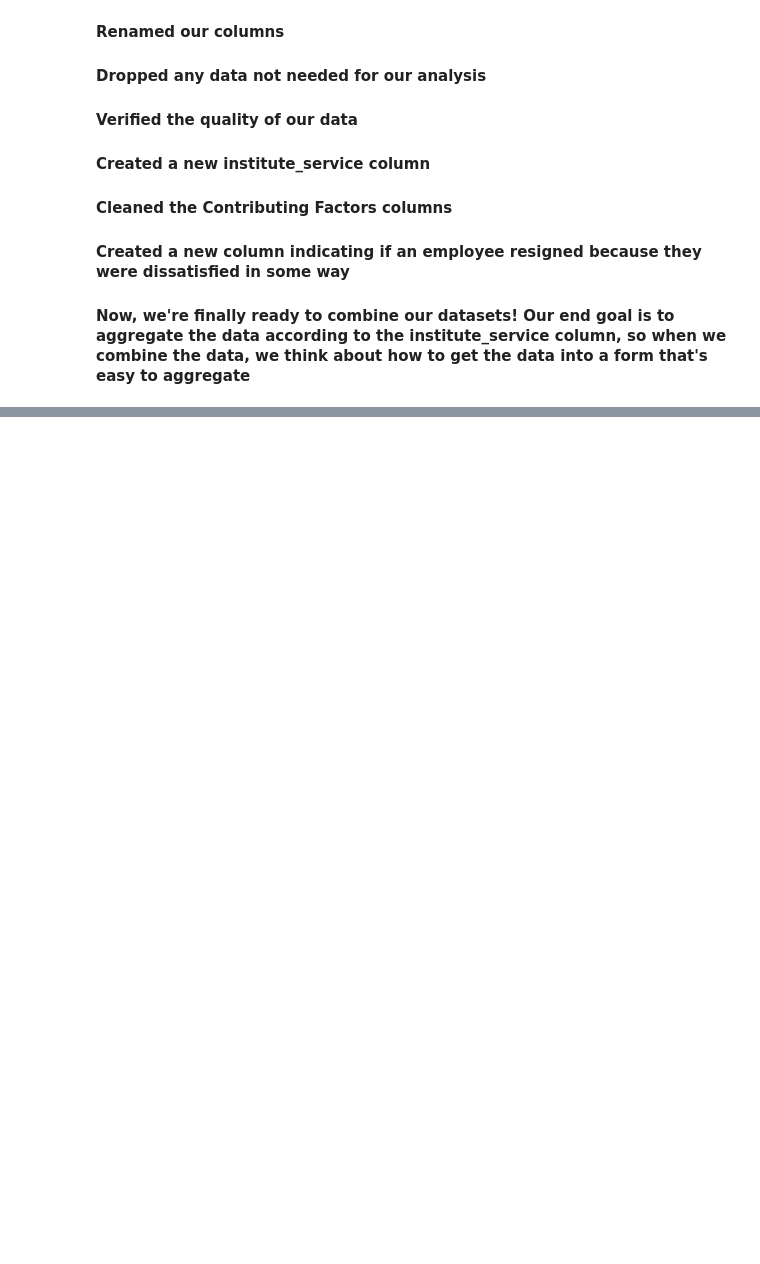
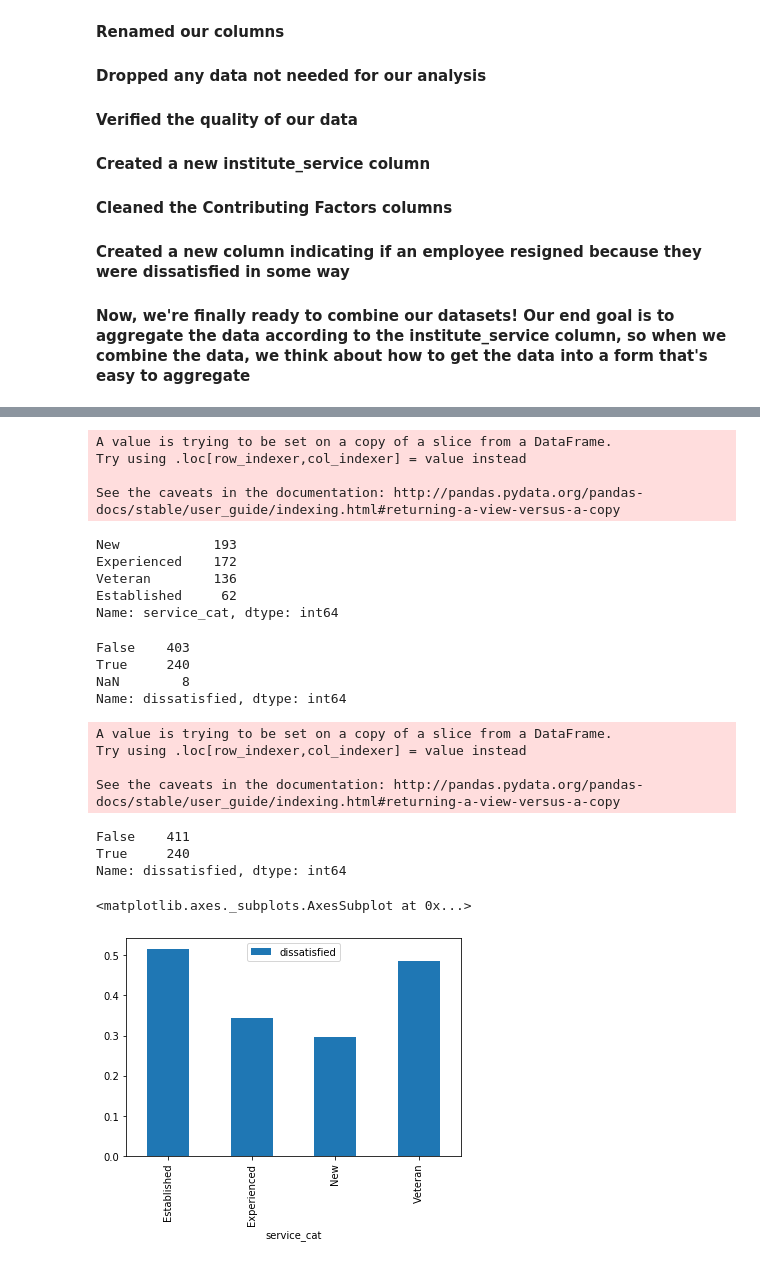
Before and after one commit to ebenebe/Clean-And-Analyze-Employee-Exit-Surveys, a Jupyter notebook: Clean And Analyze Employee Exit Surveys-checkpoint.ipynb, the cells around one changed output, grey strips where cells are left out. Drawn from its saved outputs; the diff is of its cells as text; code cells hidden in the pictures; blank space fills up the shorter version.

```diff
--- a/Clean And Analyze Employee Exit Surveys-checkpoint.ipynb
+++ b/Clean And Analyze Employee Exit Surveys-checkpoint.ipynb
@@ -386,0 +447,66 @@ combined_updated = combined.dropna(thresh = 500, axis =1)
+# %%
+# Create a function that maps each year value to one of the career stages above.
+vals = combined_updated['institute_service']
+def map_career_stages(vals):
+    if pd.isnull(vals):
+        return np.nan
+    elif vals < 3:
+        return "New"
+    elif vals >= 3 and vals <= 6:
+        return "Experienced"
+    elif vals >=7 and vals <= 10:
+        return "Established"
+    elif vals >= 11:
+        return "Veteran"
+    else:
+        return "Unknown"
+# %%
+#  Use the Series.apply() method to apply the function to the institute_service column. Assign the result to a new column named service_cat.
+combined_updated['service_cat'] = vals.apply(map_career_stages)
+# %% [output]
+A value is trying to be set on a copy of a slice from a DataFrame.
+Try using .loc[row_indexer,col_indexer] = value instead
+
+See the caveats in the documentation: http://pandas.pydata.org/pandas-docs/stable/user_guide/indexing.html#returning-a-view-versus-a-copy
+# %%
+# use value_counts method to display the service_ca column
+combined_updated['service_cat'].value_counts()
+# %% [output]
+New            193
+Experienced    172
+Veteran        136
+Established     62
+Name: service_cat, dtype: int64
+# %%
+# Verify the unique values
+combined_updated['dissatisfied'].value_counts(dropna=False)
+# %% [output]
+False    403
+True     240
+NaN        8
+Name: dissatisfied, dtype: int64
+# %%
+#replace the NAN values with value that is more common
+combined_updated['dissatisfied'] = combined_updated['dissatisfied'].fillna(False)
+# %% [output]
+A value is trying to be set on a copy of a slice from a DataFrame.
+Try using .loc[row_indexer,col_indexer] = value instead
+
+See the caveats in the documentation: http://pandas.pydata.org/pandas-docs/stable/user_guide/indexing.html#returning-a-view-versus-a-copy
+# %%
+# Verify the unique values
+combined_updated['dissatisfied'].value_counts(dropna=False)
+# %% [output]
+False    411
+True     240
+Name: dissatisfied, dtype: int64
+# %%
+# Calculate the percentage of employees who resigned due to dissatisfaction in each category
+pv_combined_updated = combined_updated.pivot_table(index='service_cat', values='dissatisfied')
+# %%
+# Use the DataFrame.plot() method to plot the results
+%matplotlib inline
+pv_combined_updated.plot(kind = 'bar')
+# %% [output]
+<matplotlib.axes._subplots.AxesSubplot at 0x...>
+[figure, added]
```
Also changed, not shown: parts of 27 cells of this notebook.
